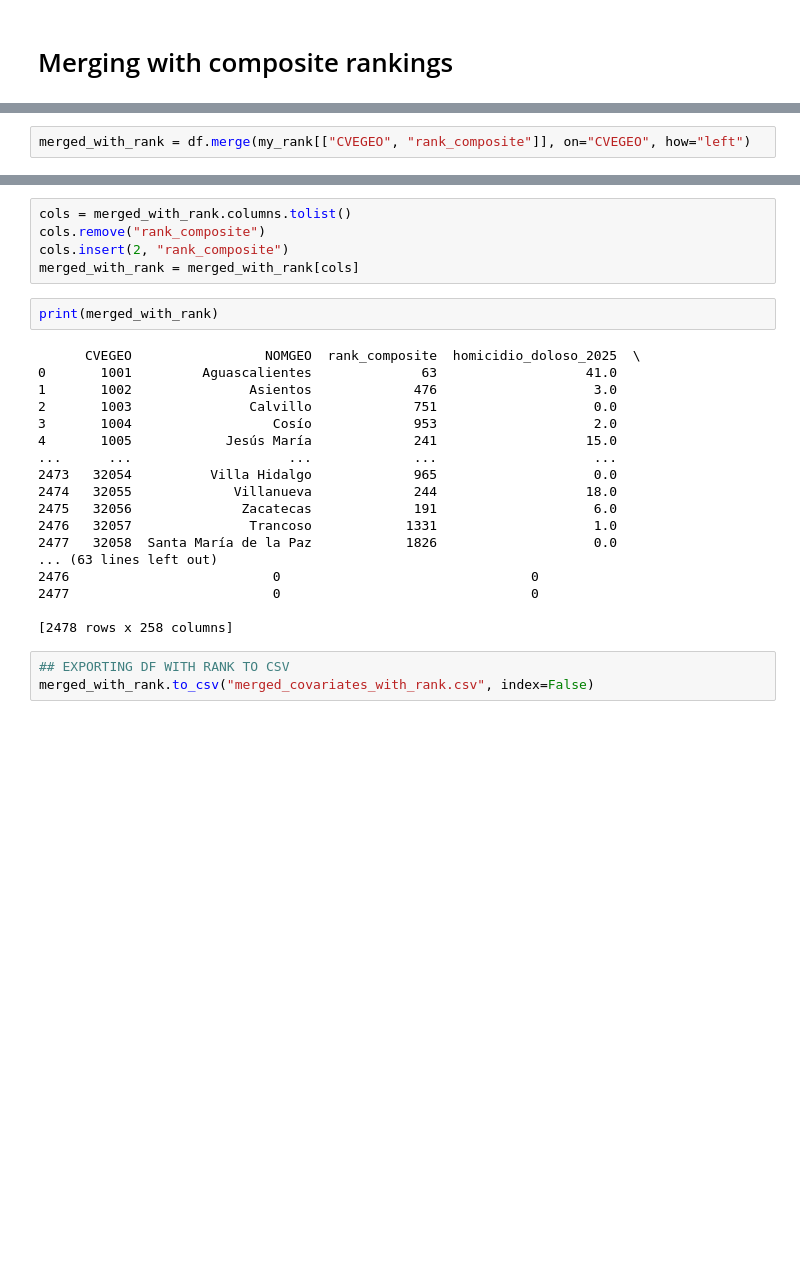
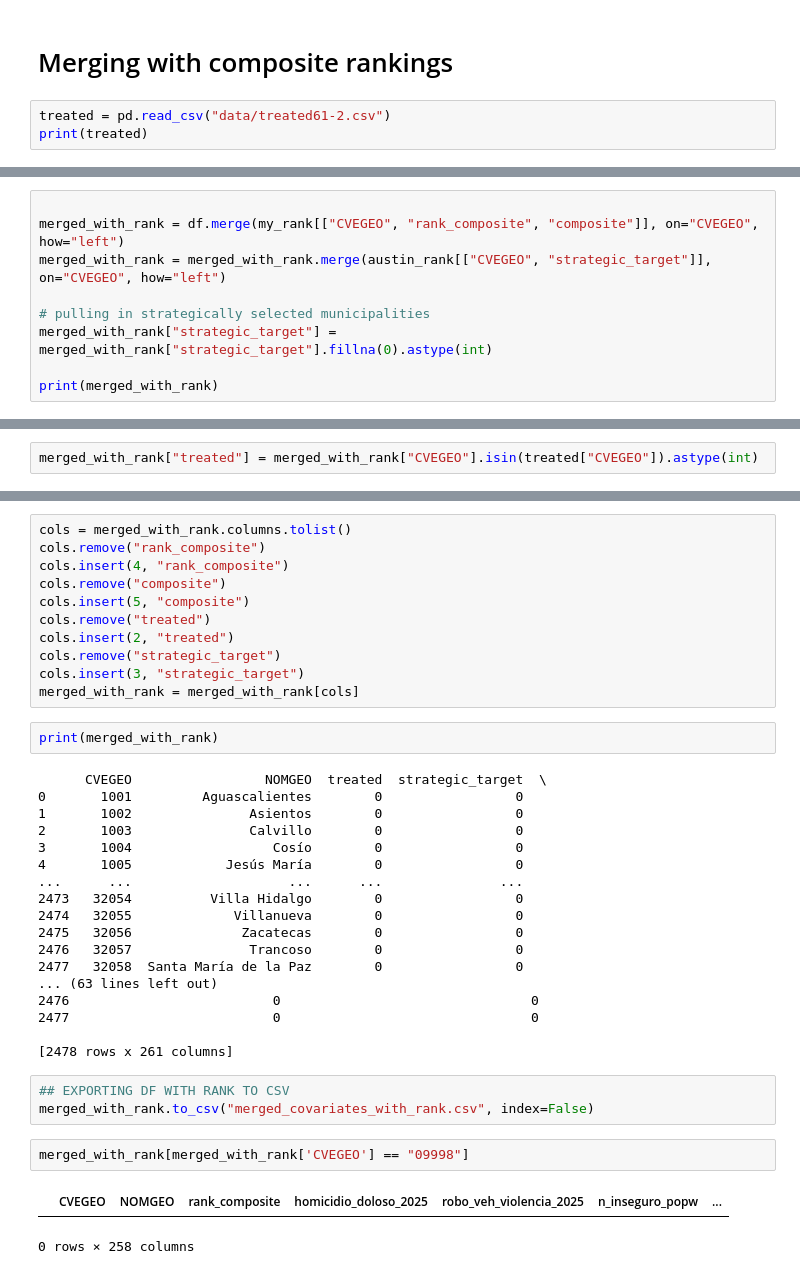
Before and after one commit to alexanakanishi/harris-week7, a Jupyter notebook: covariate_code/day3-merge.ipynb, the cells around one changed output, grey strips where cells are left out. Cells and saved outputs as stored; diff of their text form; blank space fills up the shorter version.

```diff
--- a/covariate_code/day3-merge.ipynb
+++ b/covariate_code/day3-merge.ipynb
@@ -433,3 +436,6 @@ print(austin_rank.head())
 4  0.481     93    381         158.0
 # %% [markdown]
 # Merging with composite rankings
+# %%
+treated = pd.read_csv("data/treated61-2.csv")
+print(treated)
@@ -436,2 +457,9 @@ print(austin_rank.head())
 # %%
-merged_with_rank = df.merge(my_rank[["CVEGEO", "rank_composite"]], on="CVEGEO", how="left")
+
+merged_with_rank = df.merge(my_rank[["CVEGEO", "rank_composite", "composite"]], on="CVEGEO", how="left")
+merged_with_rank = merged_with_rank.merge(austin_rank[["CVEGEO", "strategic_target"]], on="CVEGEO", how="left")
+
+# pulling in strategically selected municipalities
+merged_with_rank["strategic_target"] = merged_with_rank["strategic_target"].fillna(0).astype(int)
+
+print(merged_with_rank)
@@ -438,2 +488,4 @@ merged_with_rank = df.merge(my_rank[["CVEGEO", "rank_composite"]], on="CVEGEO",
+# %%
+merged_with_rank["treated"] = merged_with_rank["CVEGEO"].isin(treated["CVEGEO"]).astype(int)
 # %%
 print(merged_with_rank)
@@ -458,28 +511,39 @@ print(merged_with_rank)
 # %%
 cols = merged_with_rank.columns.tolist()
 cols.remove("rank_composite")
-cols.insert(2, "rank_composite")
+cols.insert(4, "rank_composite")
+cols.remove("composite")
+cols.insert(5, "composite")
+cols.remove("treated")
+cols.insert(2, "treated")
+cols.remove("strategic_target")
+cols.insert(3, "strategic_target")
 merged_with_rank = merged_with_rank[cols]
 # %%
 print(merged_with_rank)
 # %% [output]
-      CVEGEO                 NOMGEO  rank_composite  homicidio_doloso_2025  \
-0       1001         Aguascalientes              63                   41.0
-1       1002               Asientos             476                    3.0
-2       1003               Calvillo             751                    0.0
-3       1004                  Cosío             953                    2.0
-4       1005            Jesús María             241                   15.0
-...      ...                    ...             ...                    ...
-2473   32054          Villa Hidalgo             965                    0.0
-2474   32055             Villanueva             244                   18.0
-2475   32056              Zacatecas             191                    6.0
-2476   32057               Trancoso            1331                    1.0
-2477   32058  Santa María de la Paz            1826                    0.0
+      CVEGEO                 NOMGEO  treated  strategic_target  \
+0       1001         Aguascalientes        0                 0
+1       1002               Asientos        0                 0
+2       1003               Calvillo        0                 0
+3       1004                  Cosío        0                 0
+4       1005            Jesús María        0                 0
+...      ...                    ...      ...               ...
+2473   32054          Villa Hidalgo        0                 0
+2474   32055             Villanueva        0                 0
+2475   32056              Zacatecas        0                 0
+2476   32057               Trancoso        0                 0
+2477   32058  Santa María de la Paz        0                 0
 ... (63 lines left out)
 2476                          0                                0
 2477                          0                                0
 
-[2478 rows x 258 columns]
+[2478 rows x 261 columns]
 # %%
 ## EXPORTING DF WITH RANK TO CSV
 merged_with_rank.to_csv("merged_covariates_with_rank.csv", index=False)
+# %%
+merged_with_rank[merged_with_rank['CVEGEO'] == "09998"]
+# %% [output]
+|  | CVEGEO | NOMGEO | rank_composite | homicidio_doloso_2025 | robo_veh_violencia_2025 | n_inseguro_popw | ... |
+0 rows × 258 columns
```
Also changed, not shown: parts of 6 cells of this notebook, 12 other files.
